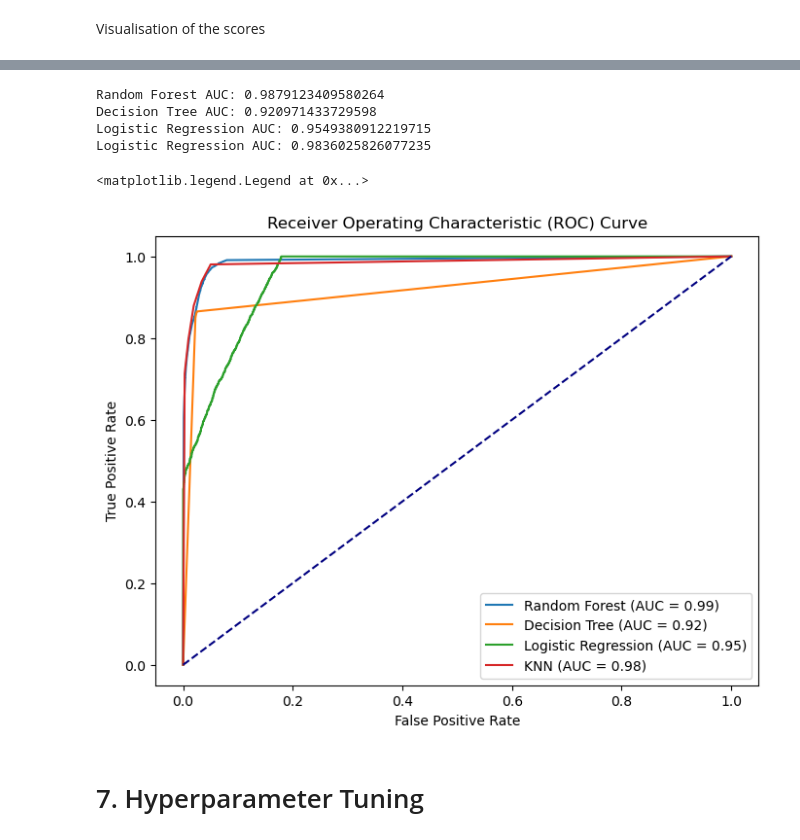
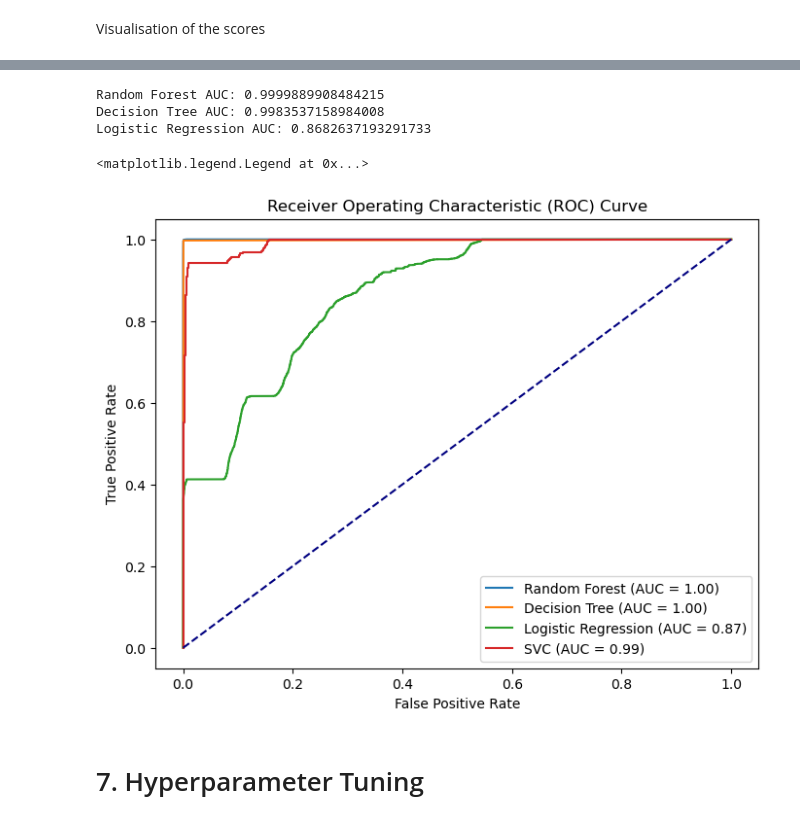
Before and after one commit to kohlerch/G4C-Project, a Jupyter notebook: Project/big-cities-health/Deaths_PreProcessing.ipynb, the cells around one changed output, grey strips where cells are left out. Drawn from its saved outputs; the diff is of its cells as text; code cells hidden in the pictures.

```diff
--- a/Project/big-cities-health/Deaths.ipynb
+++ b/Project/big-cities-health/Deaths_PreProcessing.ipynb
@@ -603,9 +659,12 @@ def scores(y_test, y_pred):
 # %% [markdown]
 Now we use **Random Forest** to train our model
+# %%
+X = data[feature_selection_RF]
+y = data['metric_item_label']
 # %%
-X_train, X_test, y_train, y_test = train_test_split(X, y, test_size=0.2, random_state=42)
+X_train, X_test, y_train, y_test = train_test_split(X_pca, y, test_size=0.2, random_state=42)
 # %%
-RF = RandomForestClassifier()
+RF = RandomForestClassifier(n_estimators=100)
 RF.fit(X_train, y_train)
 y_pred_RF = RF.predict(X_test)
 # %%
@@ -631,7 +694,7 @@ The model seems to work better without PCA
 # %% [markdown]
 Here using Multinominal Logistic Regression
 # %%
-LogReg = LogisticRegression(multi_class='multinomial', solver='lbfgs')
+LogReg = LogisticRegression(multi_class='multinomial', solver='lbfgs', max_iter=3)
 # %%
 LogReg.fit(X_train, y_train)
 y_pred_LogReg = LogReg.predict(X_test)
@@ -770,43 +862,41 @@ auc_values = [auc_RF, auc_DT, auc_LogReg, auc_svm]
 y_pred_rf = RF.predict_proba(X_test)  # Assuming rf is your trained Random Forest model
 fpr_rf, tpr_rf, _ = roc_curve(label_binarize(y_test, classes=np.unique(y_test)).ravel(), y_pred_rf.ravel())
 auc_rf = auc(fpr_rf, tpr_rf)
 print(f"Random Forest AUC: {auc_rf}")
 
 # Decision Tree
 y_pred_dt = DT.predict_proba(X_test)  # Assuming dt is your trained Decision Tree model
 fpr_dt, tpr_dt, _ = roc_curve(label_binarize(y_test, classes=np.unique(y_test)).ravel(), y_pred_dt.ravel())
 auc_dt = auc(fpr_dt, tpr_dt)
 print(f"Decision Tree AUC: {auc_dt}")
 
 # Logistic Regression
 y_pred_lr = LogReg.predict_proba(X_test)  # Assuming lr is your trained Logistic Regression model
 fpr_lr, tpr_lr, _ = roc_curve(label_binarize(y_test, classes=np.unique(y_test)).ravel(), y_pred_lr.ravel())
 auc_lr = auc(fpr_lr, tpr_lr)
 print(f"Logistic Regression AUC: {auc_lr}")
 
-# KNN
-y_pred_knn = knn.predict_proba(X_test)  # Assuming lr is your trained Logistic Regression model
-fpr_knn, tpr_knn, _ = roc_curve(label_binarize(y_test, classes=np.unique(y_test)).ravel(), y_pred_knn.ravel())
-auc_knn = auc(fpr_knn, tpr_knn)
-print(f"Logistic Regression AUC: {auc_knn}")
+# SVC
+decision_scores_svc = svc.decision_function(X_test)
+fpr_svc, tpr_svc, _ = roc_curve(label_binarize(y_test, classes=np.unique(y_test)).ravel(), decision_scores_svc.ravel())
+auc_svc = auc(fpr_svc, tpr_svc)
 
 # Plotting the ROC curves
 plt.figure(figsize=(8, 6))
 plt.plot(fpr_rf, tpr_rf, label=f"Random Forest (AUC = {auc_rf:.2f})")
 plt.plot(fpr_dt, tpr_dt, label=f"Decision Tree (AUC = {auc_dt:.2f})")
 plt.plot(fpr_lr, tpr_lr, label=f"Logistic Regression (AUC = {auc_lr:.2f})")
-plt.plot(fpr_knn, tpr_knn, label=f"KNN (AUC = {auc_knn:.2f})")
+plt.plot(fpr_svc, tpr_svc, label=f"SVC (AUC = {auc_svc:.2f})")
 plt.plot([0, 1], [0, 1], color='navy', linestyle='--')
 plt.xlabel('False Positive Rate')
 plt.ylabel('True Positive Rate')
 plt.title('Receiver Operating Characteristic (ROC) Curve')
 plt.legend(loc='lower right')
 # %% [output]
-Random Forest AUC: 0.9879123409580264
-Decision Tree AUC: 0.920971433729598
-Logistic Regression AUC: 0.9549380912219715
-Logistic Regression AUC: 0.9836025826077235
+Random Forest AUC: 0.9999889908484215
+Decision Tree AUC: 0.9983537158984008
+Logistic Regression AUC: 0.8682637193291733
 <matplotlib.legend.Legend at 0x...>
-[figure, old version]
+[figure, new version]
 # %% [markdown]
 # 7. Hyperparameter Tuning
```
Also changed, not shown: parts of 39 cells of this notebook, 4 other files.
